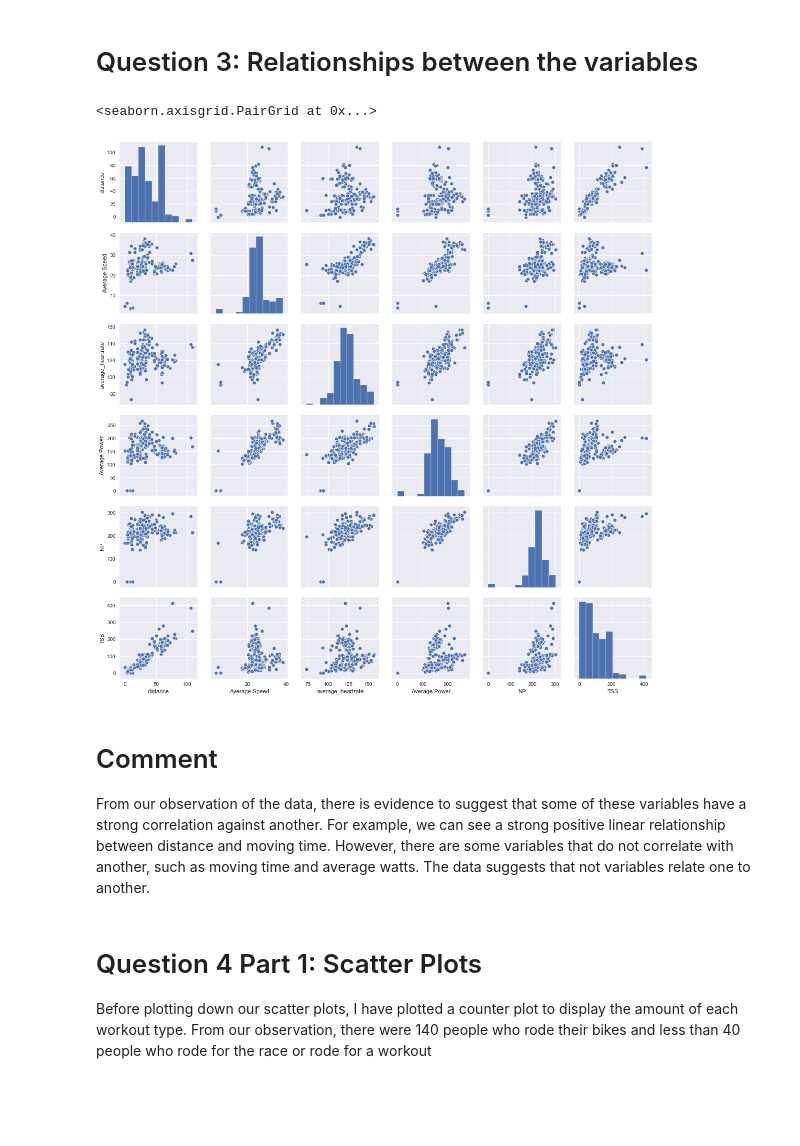
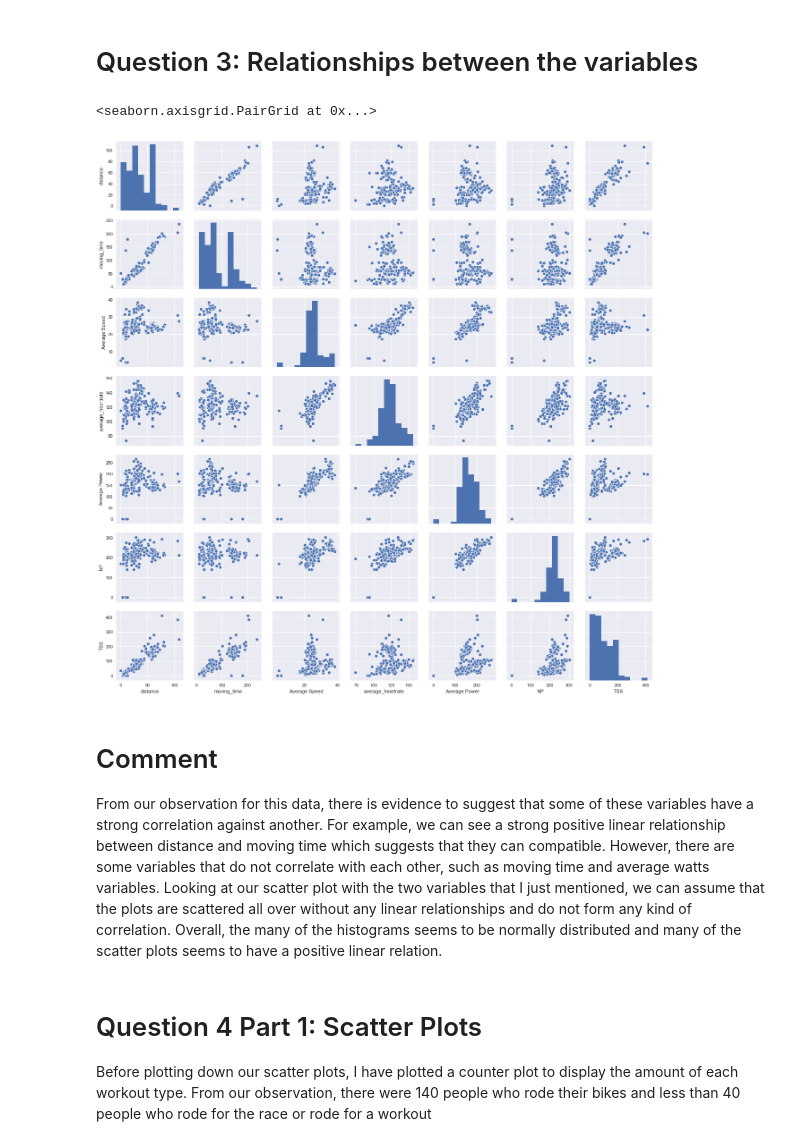
Before and after one commit to TaigaDesu/portfolio-2019-master, a Jupyter notebook: Portfolio.ipynb, the cells around one changed output. Saved outputs shown, nothing was run; the diff lists cells and outputs as text; code cells hidden in the pictures; blank space fills up the shorter version.

```diff
--- a/Portfolio.ipynb
+++ b/Portfolio.ipynb
@@ -187,13 +194,14 @@ The histogram seems to be right skewed.
 # %% [markdown]
 # Question 3: Relationships between the variables
 # %%
-sns.pairplot(df[['distance', 'Average Speed', 'average_heartrate', 'Average Power', 'NP', 'TSS', 'elevation_gain']])
+sns.pairplot(df[['distance', 'moving_time', 'Average Speed', 'average_heartrate',
+                 'Average Power', 'NP', 'TSS', 'elevation_gain']])
 # %% [output]
 <seaborn.axisgrid.PairGrid at 0x...>
-[figure, old version]
+[figure, new version]
 # %% [markdown]
 # Comment
-From our observation of the data, there is evidence to suggest that some of these variables have a strong correlation against another. For example, we can see a strong positive linear relationship between distance and moving time. However, there are some variables that do not correlate with another, such as moving time and average watts. The data suggests that not variables relate one to another.
+From our observation for this data, there is evidence to suggest that some of these variables have a strong correlation against another. For example, we can see a strong positive linear relationship between distance and moving time which suggests that they can compatible. However, there are some variables that do not correlate with each other, such as moving time and average watts variables. Looking at our scatter plot with the two variables that I just mentioned, we can assume that the plots are scattered all over without any linear relationships and do not form any kind of correlation. Overall, the many of the histograms seems to be normally distributed and many of the scatter plots seems to have a positive linear relation.
 # %% [markdown]
 # Question 4 Part 1: Scatter Plots
 Before plotting down our scatter plots, I have plotted a counter plot to display the amount of each workout type.
```
Also changed, not shown: parts of 26 cells of this notebook.
